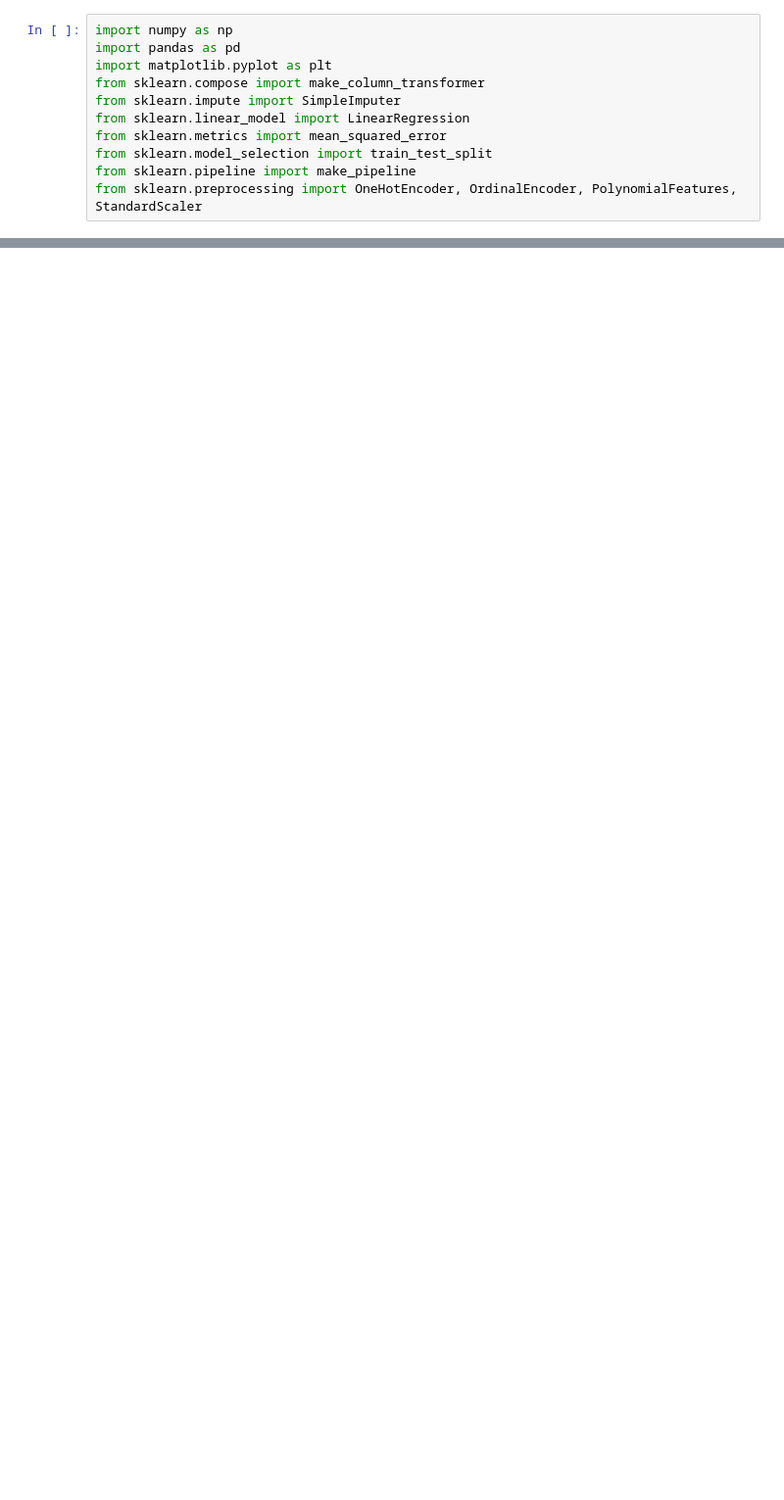
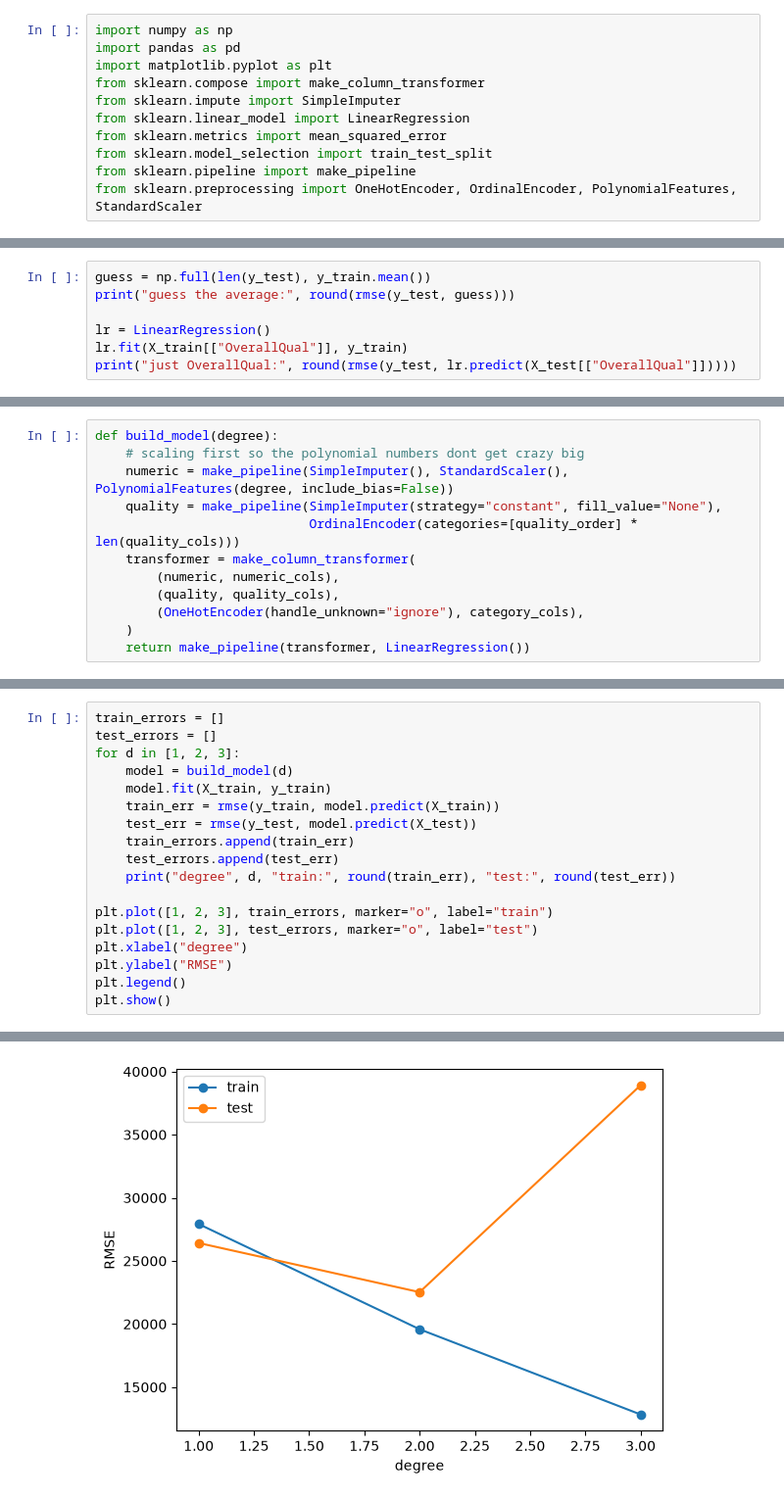
Before and after one commit to Jasper-Nash/Kaggle-Housing-regression, a Jupyter notebook: house_prices.ipynb, the cells around one changed output, grey strips where cells are left out. Shown at 98% size. Saved outputs shown, nothing was run; the diff lists cells and outputs as text; blank space fills up the shorter version.

```diff
--- a/house_prices.ipynb
+++ b/house_prices.ipynb
@@ -244,0 +104,7 @@ compare models more reliably than a single train/test split.
+# %%
+guess = np.full(len(y_test), y_train.mean())
+print("guess the average:", round(rmse(y_test, guess)))
+
+lr = LinearRegression()
+lr.fit(X_train[["OverallQual"]], y_train)
+print("just OverallQual:", round(rmse(y_test, lr.predict(X_test[["OverallQual"]]))))
@@ -244,0 +119,12 @@ compare models more reliably than a single train/test split.
+# %%
+def build_model(degree):
+    # scaling first so the polynomial numbers dont get crazy big
+    numeric = make_pipeline(SimpleImputer(), StandardScaler(), PolynomialFeatures(degree, include_bias=False))
+    quality = make_pipeline(SimpleImputer(strategy="constant", fill_value="None"),
+                            OrdinalEncoder(categories=[quality_order] * len(quality_cols)))
+    transformer = make_column_transformer(
+        (numeric, numeric_cols),
+        (quality, quality_cols),
+        (OneHotEncoder(handle_unknown="ignore"), category_cols),
+    )
+    return make_pipeline(transformer, LinearRegression())
@@ -244,0 +135,19 @@ compare models more reliably than a single train/test split.
+# %%
+train_errors = []
+test_errors = []
+for d in [1, 2, 3]:
+    model = build_model(d)
+    model.fit(X_train, y_train)
+    train_err = rmse(y_train, model.predict(X_train))
+    test_err = rmse(y_test, model.predict(X_test))
+    train_errors.append(train_err)
+    test_errors.append(test_err)
+    print("degree", d, "train:", round(train_err), "test:", round(test_err))
+
+plt.plot([1, 2, 3], train_errors, marker="o", label="train")
+plt.plot([1, 2, 3], test_errors, marker="o", label="test")
+plt.xlabel("degree")
+plt.ylabel("RMSE")
+plt.legend()
+plt.show()
+# %% [output]
@@ -244,0 +157 @@ compare models more reliably than a single train/test split.
+[figure, added]
```
Also changed, not shown: parts of 46 cells of this notebook, 3 other files.
